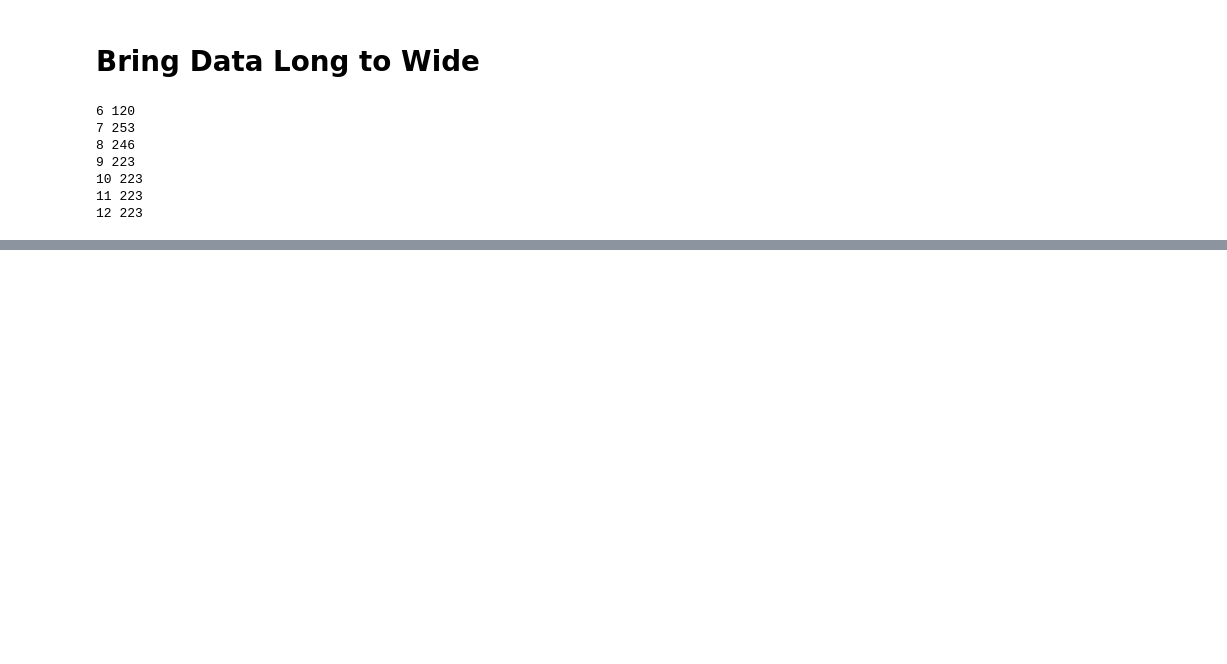
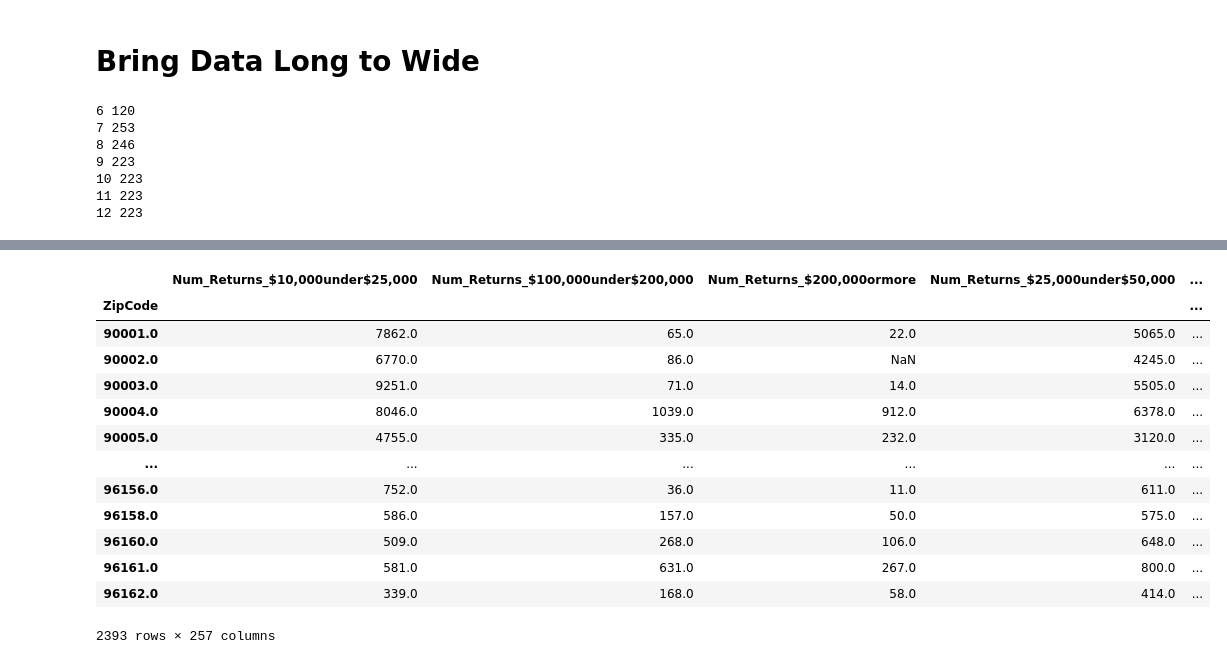
Before and after one commit to arianamoncada/opioid_distributed_machine_learning, a Jupyter notebook: IRS_Data_Processing.ipynb, the cells around one changed output, grey strips where cells are left out. Saved outputs shown, nothing was run; the diff lists cells and outputs as text; code cells hidden in the pictures; blank space fills up the shorter version.

```diff
--- a/IRS_Data_Processing.ipynb
+++ b/IRS_Data_Processing.ipynb
@@ -497,0 +514,8 @@ $200,000 or more
+# %%
+df_06 = remove_whitespace_column_names(df_06)
+df_07 = remove_whitespace_column_names(df_07)
+df_08 = remove_whitespace_column_names(df_08)
+df_09 = remove_whitespace_column_names(df_09)
+df_10 = remove_whitespace_column_names(df_10)
+df_11 = remove_whitespace_column_names(df_11)
+df_12 = remove_whitespace_column_names(df_12)
@@ -497,0 +535,8 @@ $200,000 or more
+# %%
+df_06 = df_06.apply(pd.to_numeric, errors='coerce')
+df_07 = df_07.apply(pd.to_numeric, errors='coerce')
+df_08 = df_08.apply(pd.to_numeric, errors='coerce')
+df_09 = df_09.apply(pd.to_numeric, errors='coerce')
+df_10 = df_10.apply(pd.to_numeric, errors='coerce')
+df_11 = df_11.apply(pd.to_numeric, errors='coerce')
+df_12 = df_12.apply(pd.to_numeric, errors='coerce')
@@ -498,2 +688,8 @@ $200,000 or more
+# %%
+final_pivot_common_features = list(df_09.columns)
 # %%
-# check = [col for col in df_07.columns if col not in df_10.columns]
+def add_missing_columns(df, final_features):
+    new_cols = [col for col in final_features if col not in df.columns]
+    for col in new_cols:
+        df[col] = np.nan
+    return df
@@ -505,0 +696,17 @@ $200,000 or more
+# %%
+add_missing_columns(df_06, final_pivot_common_features)
+# %% [output]
+|  | Num_Returns_$10,000under$25,000 | Num_Returns_$100,000under$200,000 | Num_Returns_$200,000ormore | Num_Returns_$25,000under$50,000 | ... |
+| ZipCode |  |  |  |  | ... |
+| 90001.0 | 7862.0 | 65.0 | 22.0 | 5065.0 | ... |
+| 90002.0 | 6770.0 | 86.0 | NaN | 4245.0 | ... |
+| 90003.0 | 9251.0 | 71.0 | 14.0 | 5505.0 | ... |
+| 90004.0 | 8046.0 | 1039.0 | 912.0 | 6378.0 | ... |
+| 90005.0 | 4755.0 | 335.0 | 232.0 | 3120.0 | ... |
+| ... | ... | ... | ... | ... | ... |
+| 96156.0 | 752.0 | 36.0 | 11.0 | 611.0 | ... |
+| 96158.0 | 586.0 | 157.0 | 50.0 | 575.0 | ... |
+| 96160.0 | 509.0 | 268.0 | 106.0 | 648.0 | ... |
+| 96161.0 | 581.0 | 631.0 | 267.0 | 800.0 | ... |
+| 96162.0 | 339.0 | 168.0 | 58.0 | 414.0 | ... |
+2393 rows × 257 columns
```
Also changed, not shown: parts of 30 cells of this notebook.
